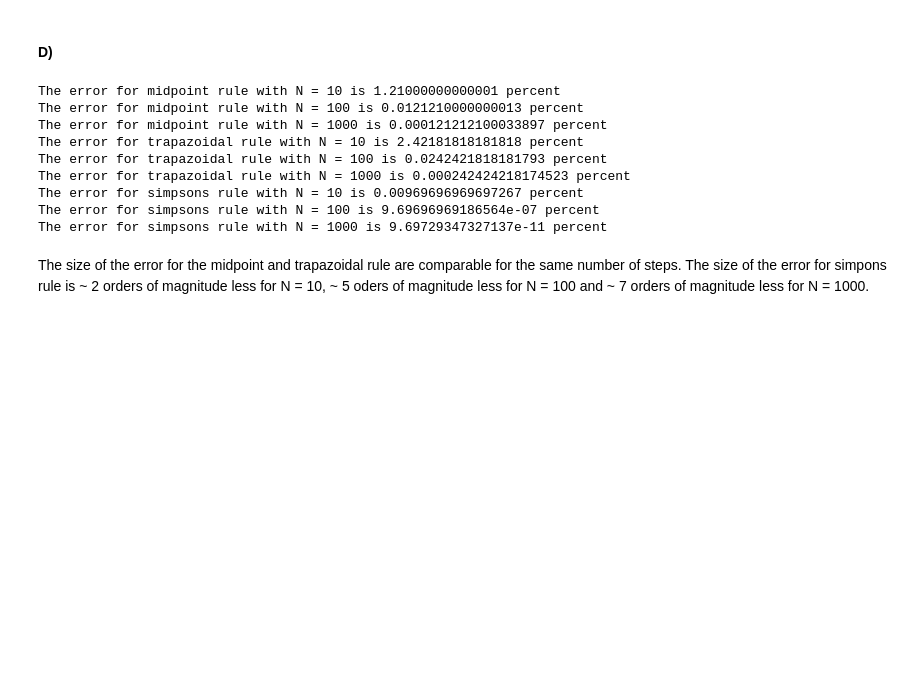
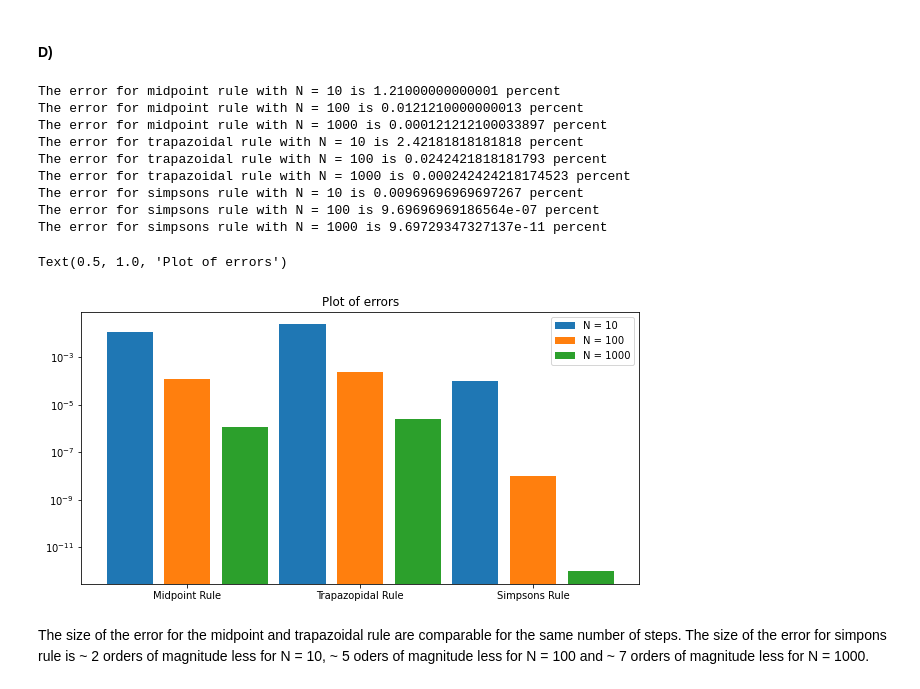
Before and after one commit to cmerrill11/astr-427, a Jupyter notebook: ps3.ipynb, the cells around one changed output. Saved outputs shown, nothing was run; the diff lists cells and outputs as text; code cells hidden in the pictures; blank space fills up the shorter version.

```diff
--- a/ps3.ipynb
+++ b/ps3.ipynb
@@ -94,29 +98,52 @@ Simpsons Rule for N = 1000: 4.400000000004267
 # %%
 def error(method, f, N, exact):
     """
     Calculates the fractional error of integration method func
     using N slices
     """
     return abs(method(f, N) - exact) / exact
 
 funcs = [midpoint, trap, simpsons]
 names = ['midpoint rule', 'trapazoidal rule', 'simpsons rule']
 
-for i,s in enumerate(funcs):
+# Define a sequence to store the errors in
+errors = []
+for i,s in enumerate(funcs):  # For each of the methods
     for n in vals:
-        # print(type(n), n)
+        # Calculat the fractional error for each number of  N
         err = error(s, f1, n, 4.4)
+        errors.append(err)
         print(f"The error for {names[i]} with N = {n} is {err * 100:0.15} percent")
+
+# Define a helper function to plot the errors
+def plot_error(errors, titles):
+    ind = np.arange(len(errors))
+    steps = len(titles)
+    fig, ax = plt.subplots(1,1, figsize = (10,5))
+
+
+    plt.bar(ind[0::3], errors[0::3], label = "N = 10")
+    plt.bar(ind[1::3], errors[1::3], label = "N = 100")
+    plt.bar(ind[2::3], errors[2::3], label = "N = 1000")
+    plt.yscale('log')
+    ax.legend()
+    plt.xticks(ind[1::3], titles )
+
+titles = ['Midpoint Rule','Trapazopidal Rule', 'Simpsons Rule']
+plot_error(errors, titles)
+plt.title('Plot of errors')
 # %% [output]
 The error for midpoint rule with N = 10 is 1.21000000000001 percent
 The error for midpoint rule with N = 100 is 0.0121210000000013 percent
 The error for midpoint rule with N = 1000 is 0.000121212100033897 percent
 The error for trapazoidal rule with N = 10 is 2.42181818181818 percent
 The error for trapazoidal rule with N = 100 is 0.0242421818181793 percent
 The error for trapazoidal rule with N = 1000 is 0.000242424218174523 percent
 The error for simpsons rule with N = 10 is 0.00969696969697267 percent
 The error for simpsons rule with N = 100 is 9.69696969186564e-07 percent
 The error for simpsons rule with N = 1000 is 9.69729347327137e-11 percent
+Text(0.5, 1.0, 'Plot of errors')
+[figure, added]
 # %% [markdown]
 The size of the error for the midpoint and trapazoidal rule are comparable for the same number of steps. The size of the error for simpons rule is ~ 2 orders of magnitude less for N = 10, ~ 5 oders of magnitude less for N = 100 and ~ 7 orders of magnitude less for N = 1000.
 # %%
```
Also changed, not shown: parts of 23 cells of this notebook.
